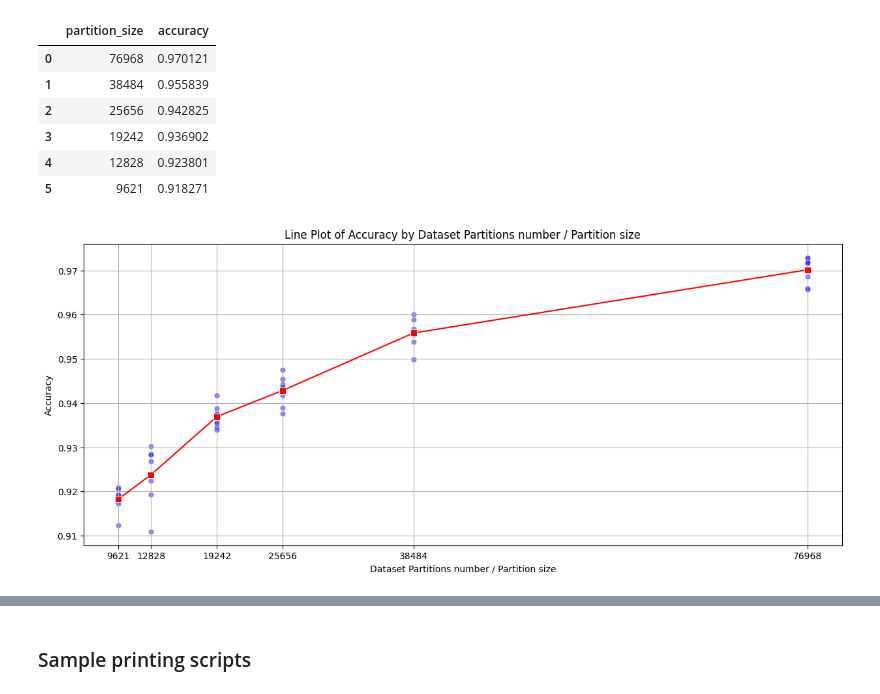
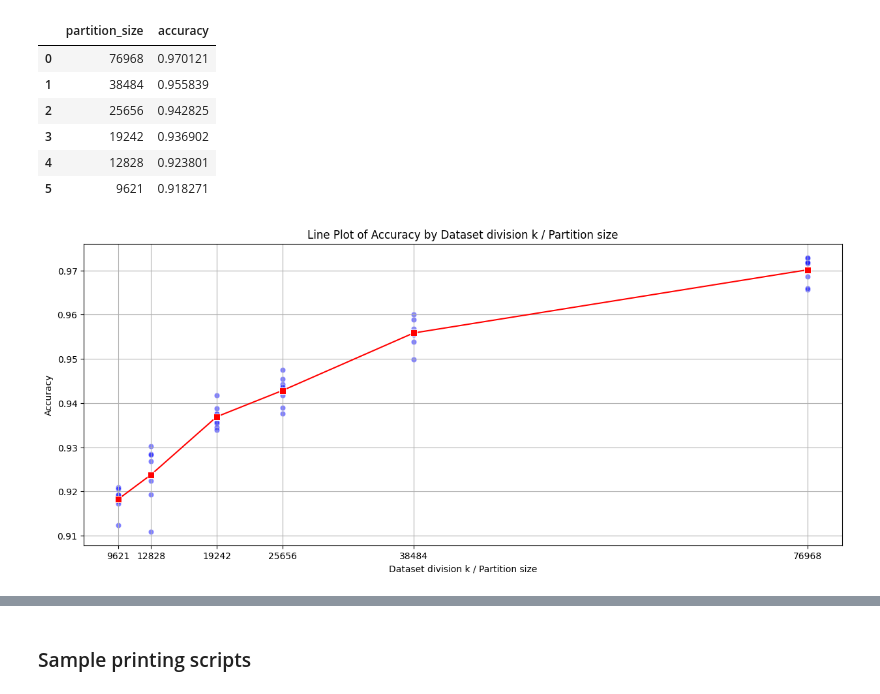
Before and after one commit to Netz00/master-thesis, a Jupyter notebook: notebooks/5_Iterative.ipynb, the cells around one changed output, grey strips where cells are left out. Cells and saved outputs as stored; diff of their text form; code cells hidden in the pictures.

```diff
--- a/notebooks/5_Iterative.ipynb
+++ b/notebooks/5_Iterative.ipynb
@@ -996,19 +1162,19 @@ mean_df
 # %%
 plt.figure(figsize=(15, 6))
 
 ax = sns.scatterplot(x="partition_size", y="accuracy", data=df, color='blue', marker='o', alpha=0.5)
 sns.lineplot(x="partition_size", y="accuracy", data=mean_df, color='red', marker='s', markersize=7, ax=ax)
 
 ax.set_xticks(mean_df["partition_size"])
 ax.set_xticklabels(mean_df["partition_size"])
 ax.grid()
 
-plt.title("Line Plot of Accuracy by Dataset Partitions number / Partition size")
-plt.xlabel("Dataset Partitions number / Partition size")
+plt.title("Line Plot of Accuracy by Dataset division k / Partition size")
+plt.xlabel("Dataset division k / Partition size")
 plt.ylabel("Accuracy")
 plt.show()
 # %% [output]
-[figure, old version]
+[figure, new version]
 # %%
 ######## Find the partition count with greatest accuracy variance
 
```
Also changed, not shown: parts of 26 cells of this notebook.
